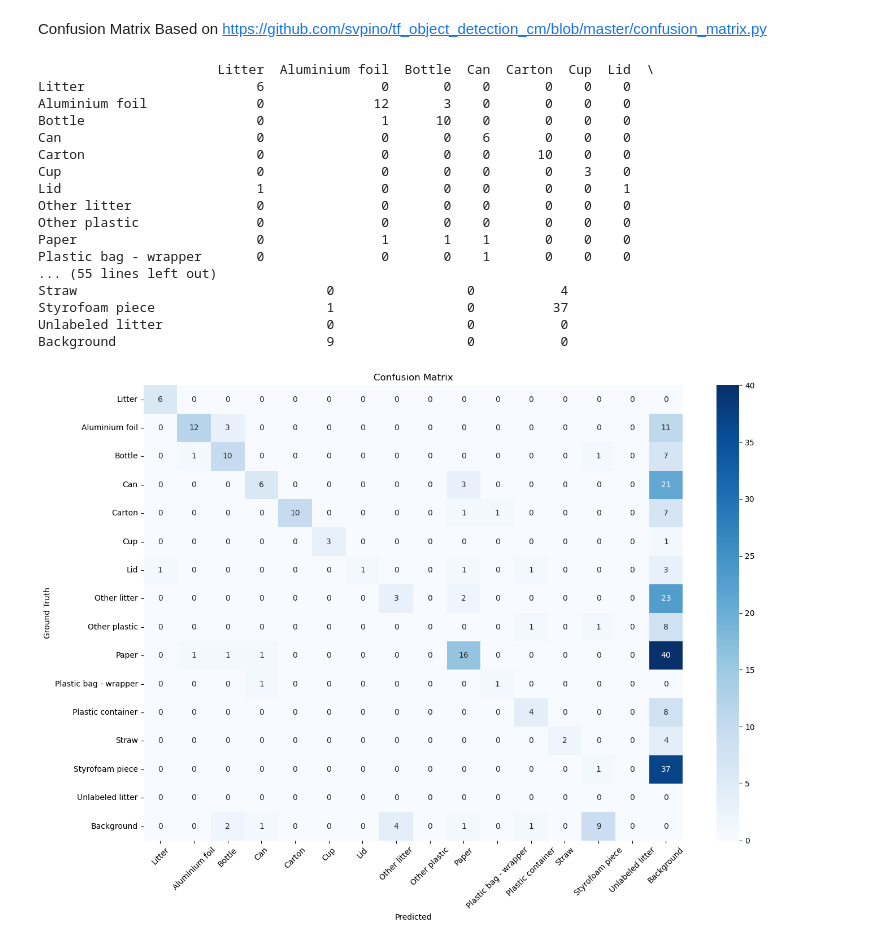
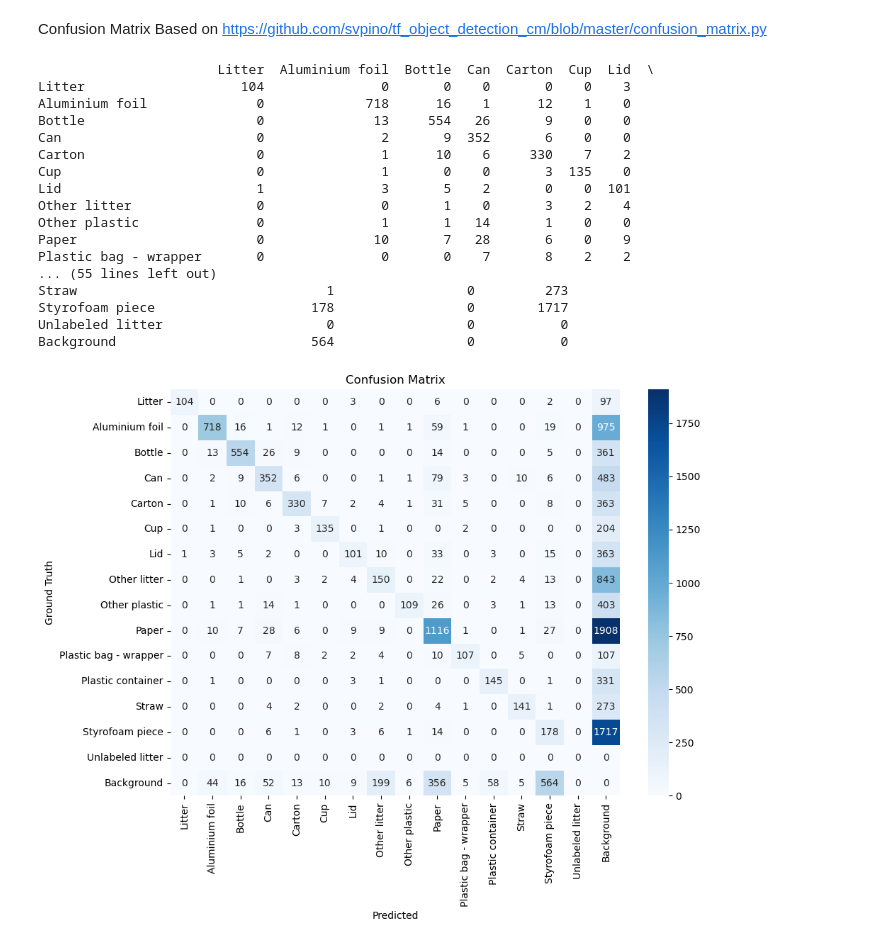
Before and after one commit to isaac-berlin/CV_Garbage_Detection, a Jupyter notebook: src/eval.ipynb, the cells around one changed output. Drawn from its saved outputs; the diff is of its cells as text; code cells hidden in the pictures.

Commit message:
fixed confusion matrix

```diff
--- a/src/eval.ipynb
+++ b/src/eval.ipynb
@@ -451,35 +451,35 @@ def generate_confusion_matrix(dataset):
         columns=str_labels + ["Background"]
     )
 
-confusion_matrix = generate_confusion_matrix(test_dataset)
+confusion_matrix = generate_confusion_matrix(train_dataset)
 print(confusion_matrix)
 # %% [output]
                        Litter  Aluminium foil  Bottle  Can  Carton  Cup  Lid  \
-Litter                      6               0       0    0       0    0    0
-Aluminium foil              0              12       3    0       0    0    0
-Bottle                      0               1      10    0       0    0    0
-Can                         0               0       0    6       0    0    0
-Carton                      0               0       0    0      10    0    0
-Cup                         0               0       0    0       0    3    0
-Lid                         1               0       0    0       0    0    1
-Other litter                0               0       0    0       0    0    0
-Other plastic               0               0       0    0       0    0    0
-Paper                       0               1       1    1       0    0    0
-Plastic bag - wrapper       0               0       0    1       0    0    0
+Litter                    104               0       0    0       0    0    3
+Aluminium foil              0             718      16    1      12    1    0
+Bottle                      0              13     554   26       9    0    0
+Can                         0               2       9  352       6    0    0
+Carton                      0               1      10    6     330    7    2
+Cup                         0               1       0    0       3  135    0
+Lid                         1               3       5    2       0    0  101
+Other litter                0               0       1    0       3    2    4
+Other plastic               0               1       1   14       1    0    0
+Paper                       0              10       7   28       6    0    9
+Plastic bag - wrapper       0               0       0    7       8    2    2
 ... (55 lines left out)
-Straw                                0                 0           4
-Styrofoam piece                      1                 0          37
+Straw                                1                 0         273
+Styrofoam piece                    178                 0        1717
 Unlabeled litter                     0                 0           0
-Background                           9                 0           0
+Background                         564                 0           0
 # %%
 plt.figure(figsize=(10, 8))
 sns.heatmap(confusion_matrix, annot=True, fmt="d", cmap="Blues", cbar=True)
 plt.title("Confusion Matrix")
 plt.ylabel("Ground Truth")
 plt.xlabel("Predicted")
-plt.xticks(rotation=45)
+plt.xticks(rotation=90)
 plt.yticks(rotation=0)
 plt.tight_layout()
 plt.show()
 # %% [output]
-[figure, old version]
+[figure, new version]
```
Also changed, not shown: 1 other file.
